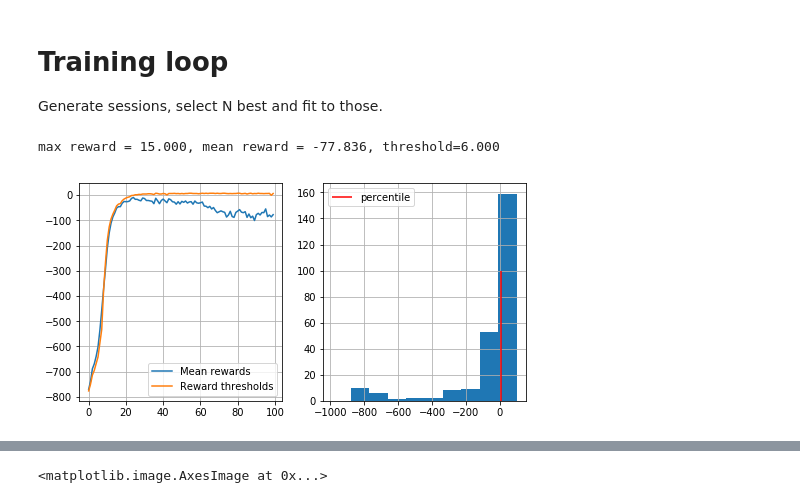
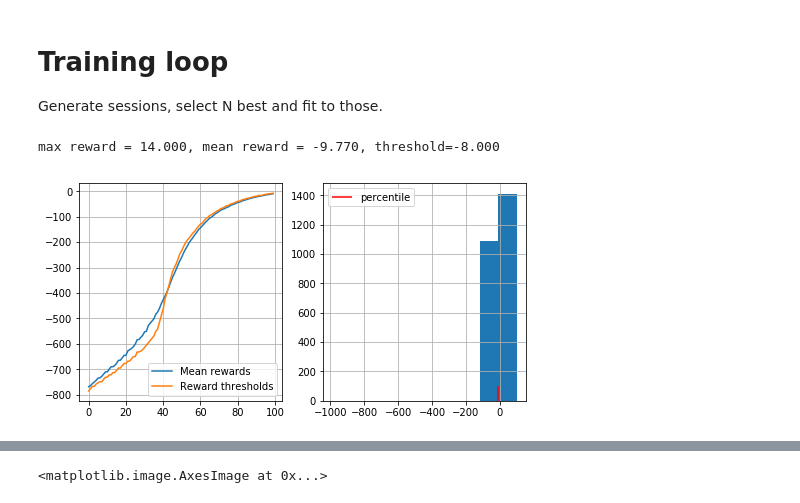
Before and after one commit to ewanlee/Practical_RL, a Jupyter notebook: week1_intro/crossentropy_method.ipynb, the cells around one changed output, grey strips where cells are left out. Drawn from its saved outputs; the diff is of its cells as text; code cells hidden in the pictures.

```diff
--- a/week1_intro/crossentropy_method.ipynb
+++ b/week1_intro/crossentropy_method.ipynb
@@ -124,8 +120,8 @@ def select_elites(states_batch, actions_batch, rewards_batch, percentile=50):
     reward_threshold = np.percentile(rewards_batch, percentile)
 
     mask = np.where(rewards_batch >= reward_threshold)[0].tolist()
-    elite_states  = np.concatenate(np.array(states_batch)[mask])
-    elite_actions = np.concatenate((actions_batch)[mask])
+    elite_states  = np.concatenate(np.array(states_batch)[mask]).tolist()
+    elite_actions = np.concatenate(np.array(actions_batch)[mask]).tolist()
 
     return elite_states, elite_actions
 # %%
@@ -253,29 +249,29 @@ def show_progress(rewards_batch, log, reward_range=[-990,+100], percentile=50):
 #reset policy just in case
 policy = np.ones([n_states,n_actions]) / n_actions
 # %%
-n_sessions = 250  #sample this many sessions
+n_sessions = 2500  #sample this many sessions
 percentile = 50  #take this percent of session with highest rewards
-learning_rate = 0.5  #add this thing to all counts for stability
+learning_rate = 0.1  #add this thing to all counts for stability
 
 log = []
 
 for i in range(100):
 
     %time sessions = [generate_session(policy) for _ in range(n_sessions)]
 
     states_batch, actions_batch, rewards_batch = zip(*sessions)
 
     elite_states, elite_actions = select_elites(states_batch, actions_batch, rewards_batch)
 
     new_policy = update_policy(elite_states, elite_actions)
 
     policy = learning_rate * new_policy + (1 - learning_rate) * policy
 
     #display results on chart
     show_progress(rewards_batch, log)
 # %% [output]
-max reward = 15.000, mean reward = -77.836, threshold=6.000
+max reward = 14.000, mean reward = -9.770, threshold=-8.000
-[figure, old version]
+[figure, new version]
 # %% [markdown]
 # Digging deeper: approximate crossentropy with neural nets
 
```
Also changed, not shown: parts of 2 cells of this notebook, 3 other files.
